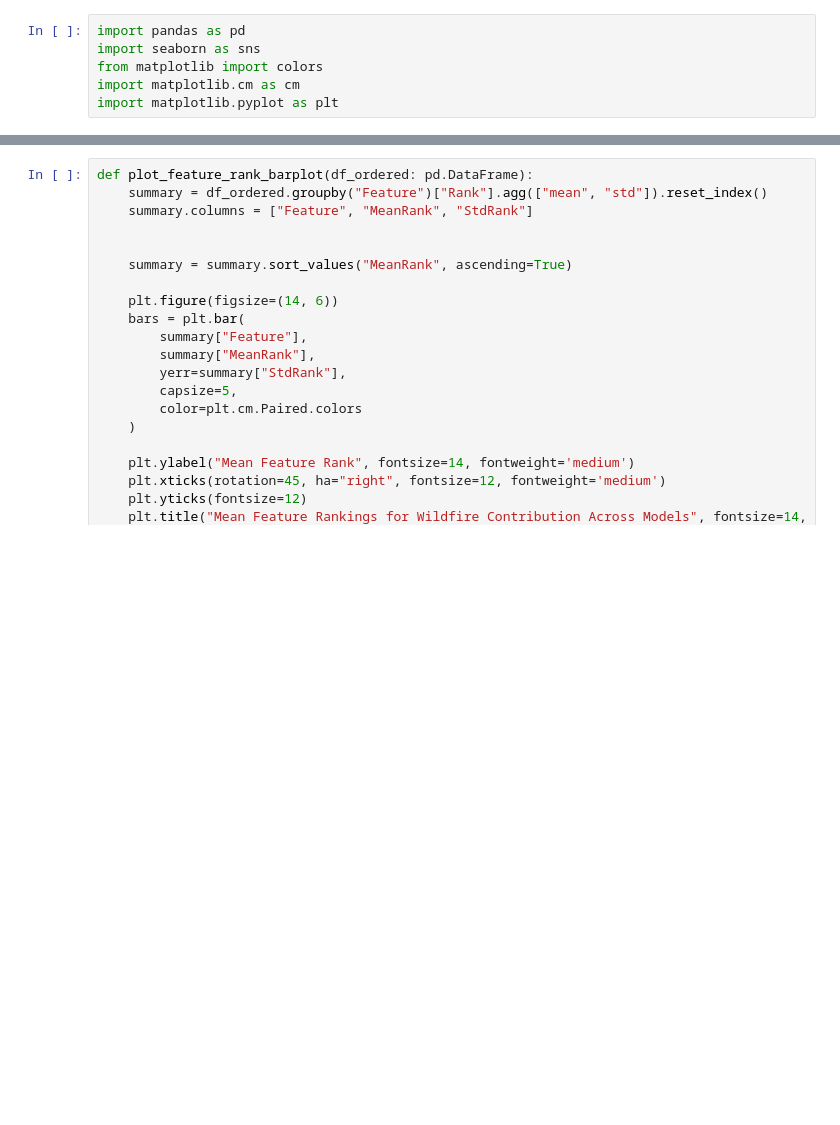
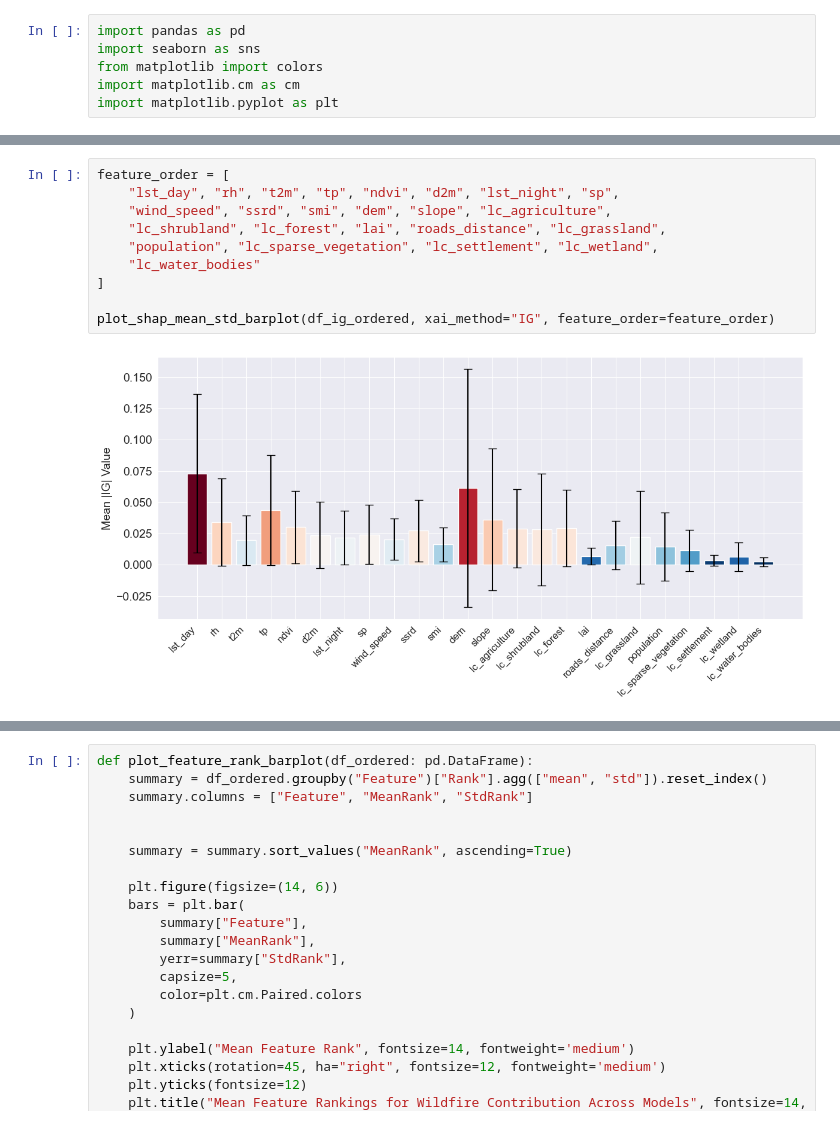
Before and after one commit to paulinebecker2002/mesogeos, a Jupyter notebook: outputs/shap_analysis.ipynb, the cells around one changed output, grey strips where cells are left out. Saved outputs shown, nothing was run; the diff lists cells and outputs as text; blank space fills up the shorter version.

```diff
--- a/outputs/shap_analysis.ipynb
+++ b/outputs/shap_analysis.ipynb
@@ -185,2 +299,14 @@ def plot_shap_mean_std_barplot(df_ordered: pd.DataFrame):
     plt.show()
+# %%
+feature_order = [
+    "lst_day", "rh", "t2m", "tp", "ndvi", "d2m", "lst_night", "sp",
+    "wind_speed", "ssrd", "smi", "dem", "slope", "lc_agriculture",
+    "lc_shrubland", "lc_forest", "lai", "roads_distance", "lc_grassland",
+    "population", "lc_sparse_vegetation", "lc_settlement", "lc_wetland",
+    "lc_water_bodies"
+]
+
+plot_shap_mean_std_barplot(df_ig_ordered, xai_method="IG", feature_order=feature_order)
+# %% [output]
+[figure, added]
 # %%
```
Also changed, not shown: parts of 14 cells of this notebook, 8 other files.
